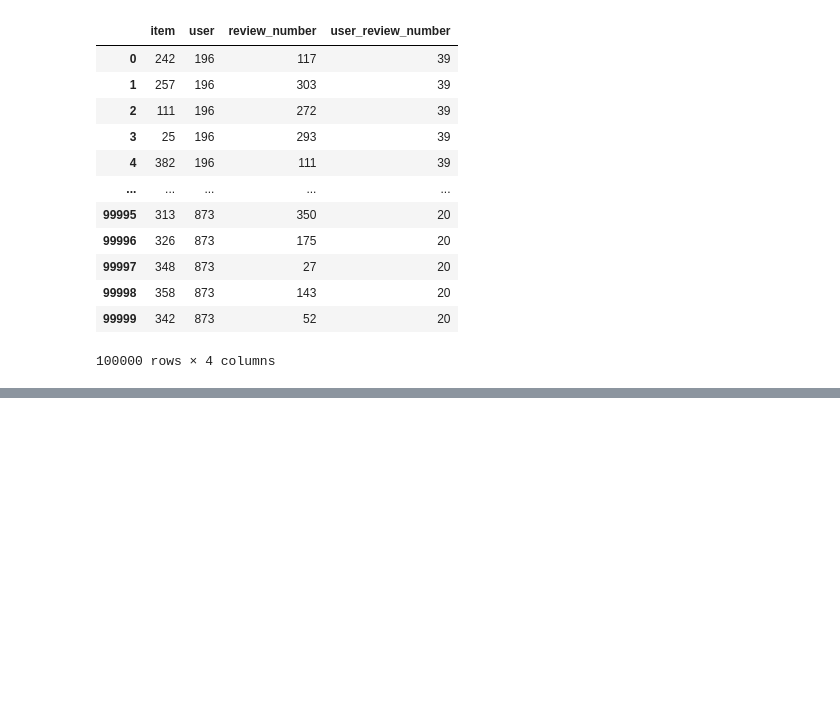
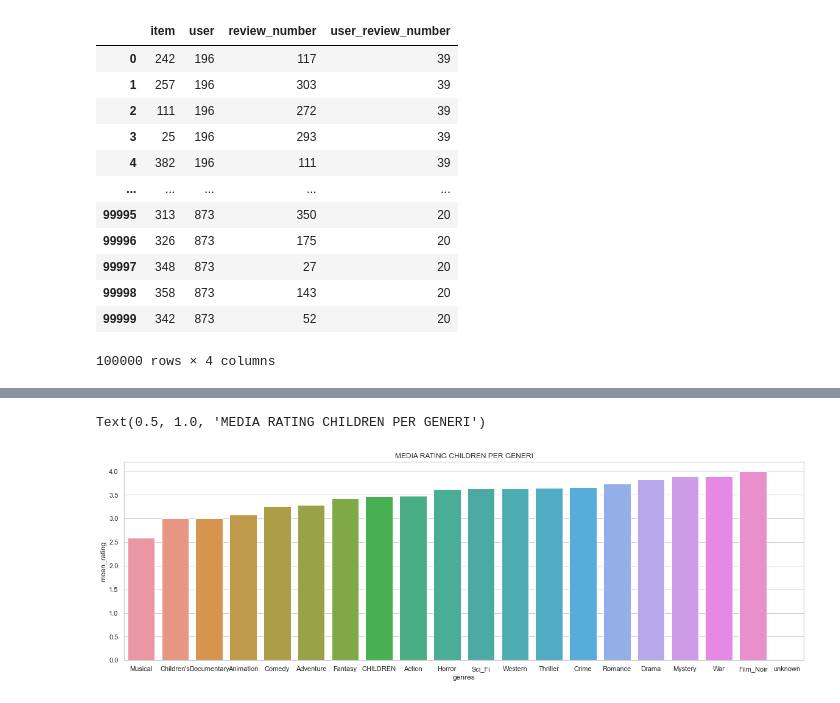
Before and after one commit to SamueleCrispino/recommender-system, a Jupyter notebook: recommender_system.ipynb, the cells around one changed output, grey strips where cells are left out. Cells and saved outputs as stored; diff of their text form; code cells hidden in the pictures; blank space fills up the shorter version.

Commit message:
Genres aren't correlated

```diff
--- a/recommender_system.ipynb
+++ b/recommender_system.ipynb
@@ -835,0 +898,16 @@ merged_df[["item", "user", "review_number", "user_review_number"]]
+# %%
+def get_rating_score(rating):
+    if rating == 5:
+        return 3
+    elif rating == 4:
+        return 2
+    elif rating == 3:
+        return 1
+    elif rating == 2:
+        return -2
+    else:
+        return -3
+
+merged_df["score"] = merged_df.rating.apply(lambda x: get_rating_score(x))
+
+merged_df.head()
@@ -835,0 +1004,9 @@ merged_df[["item", "user", "review_number", "user_review_number"]]
+# %%
+sns.set_theme(style="whitegrid")
+ax = sns.barplot(x="genres", y="mean_rating",  data=df_children_genre.sort_values("mean_rating"))
+fig = plt.gcf()
+fig.set_size_inches(20, 6)
+plt.title("MEDIA RATING CHILDREN PER GENERI")
+# %% [output]
+Text(0.5, 1.0, 'MEDIA RATING CHILDREN PER GENERI')
+[figure, added]
```
Also changed, not shown: parts of 23 cells of this notebook.
